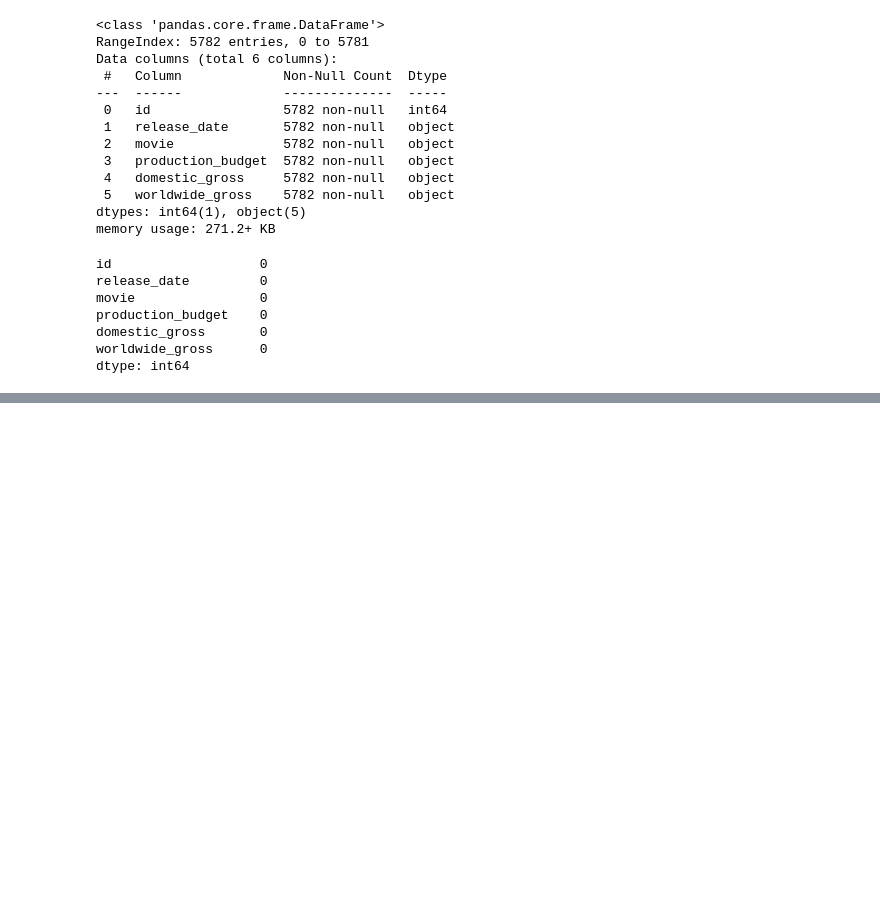
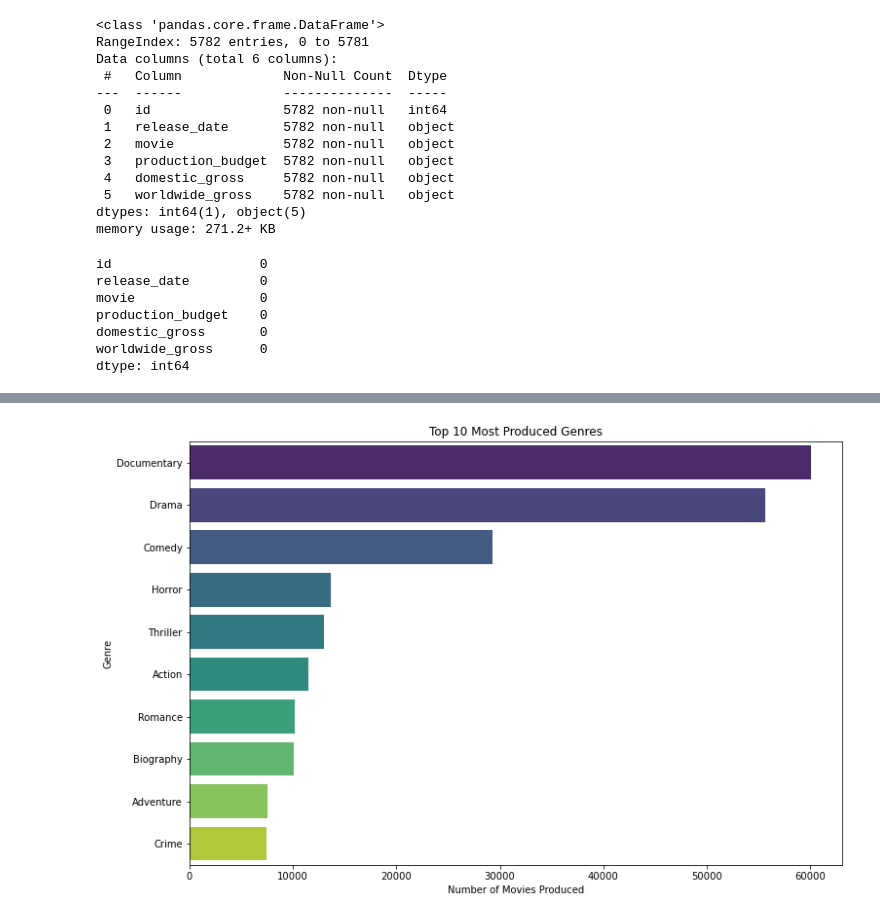
Before and after one commit to otungKe/dsc_phase1_project, a Jupyter notebook: index.ipynb, the cells around one changed output, grey strips where cells are left out. Drawn from its saved outputs; the diff is of its cells as text; code cells hidden in the pictures; blank space fills up the shorter version.

Commit message:
genre_analysis

```diff
--- a/index.ipynb
+++ b/index.ipynb
@@ -251,0 +264,23 @@ dtype: int64
+# %%
+# Split the genres into lists
+genres_series = df_db['genres'].str.split(',').dropna()
+
+# Flatten the list of lists and count occurrences of each genre
+genres_flat = [genre for sublist in genres_series for genre in sublist]
+genre_counts = Counter(genres_flat)
+
+# Convert the Counter object to a DataFrame for easy plotting
+genre_counts_df = pd.DataFrame(genre_counts.items(), columns=['genre', 'count'])
+
+# Get the top 10 most produced genres
+top_genres = genre_counts_df.nlargest(10, 'count')
+
+# Plot the top 10 most produced genres
+plt.figure(figsize=(12, 8))
+sns.barplot(x='count', y='genre', data=top_genres, palette='viridis')
+plt.title('Top 10 Most Produced Genres')
+plt.xlabel('Number of Movies Produced')
+plt.ylabel('Genre')
+plt.show()
+# %% [output]
+[figure, added]
```
Also changed, not shown: parts of 6 cells of this notebook.
